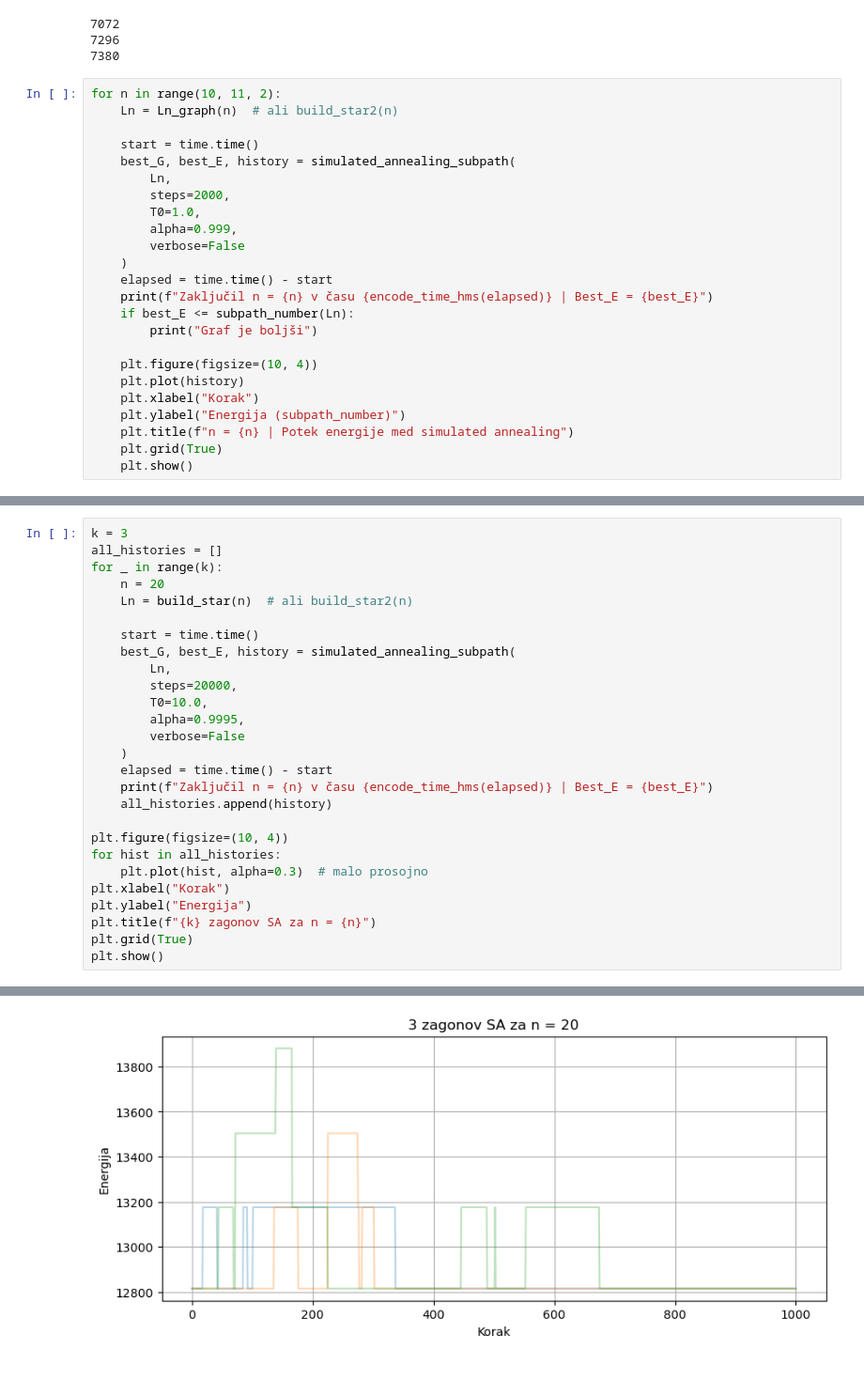
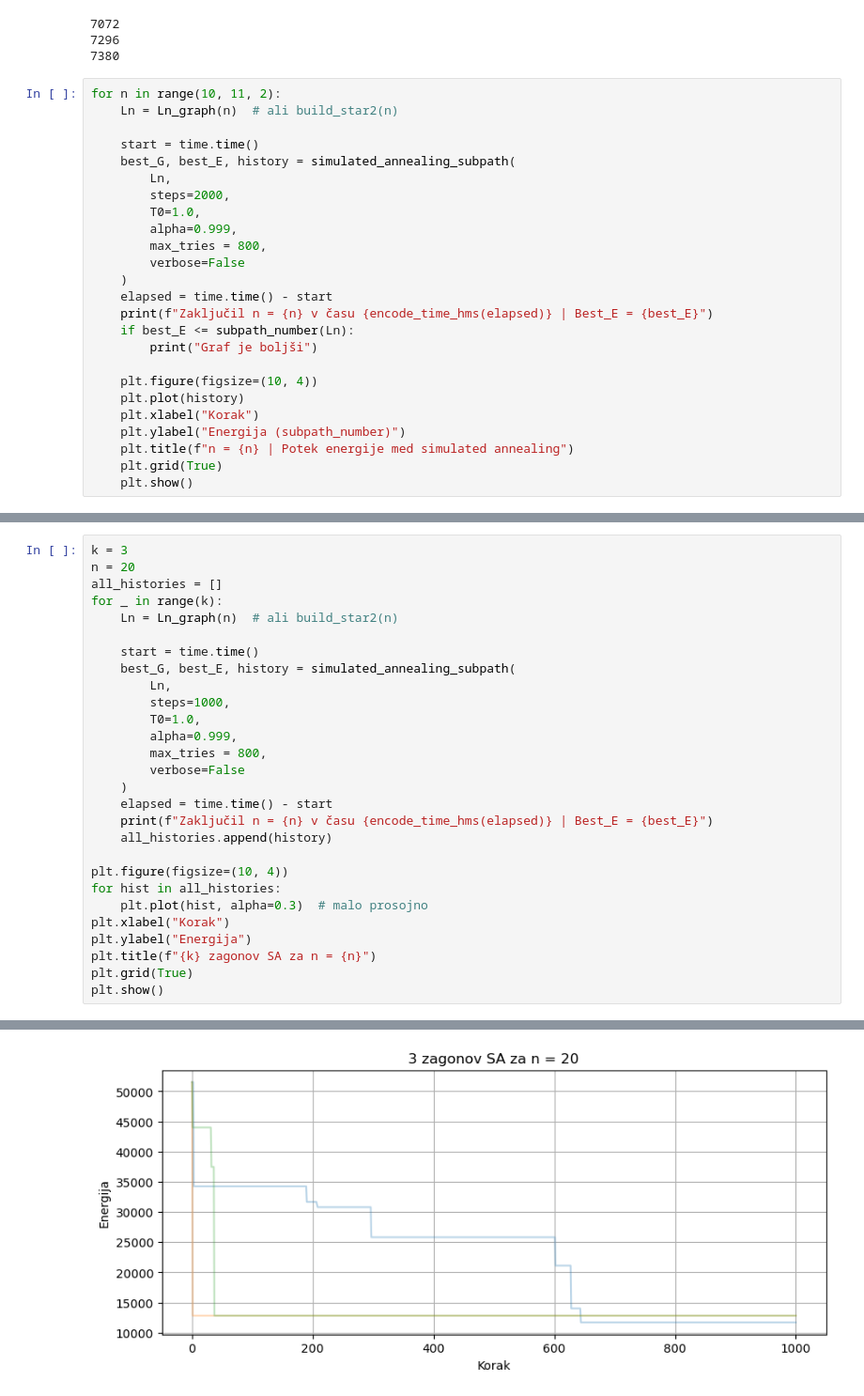
Before and after one commit to ZigaObradovic/FP_Group13, a Jupyter notebook: main.ipynb, the cells around one changed output, grey strips where cells are left out. Shown at 94% size. Saved outputs shown, nothing was run; the diff lists cells and outputs as text.

```diff
--- a/main.ipynb
+++ b/main.ipynb
@@ -232,6 +232,7 @@ for n in range(10, 11, 2):
         steps=2000,
         T0=1.0,
         alpha=0.999,
+        max_tries = 800,
         verbose=False
     )
     elapsed = time.time() - start
@@ -253,16 +252,17 @@ Graf je boljši
 # %%
 k = 3
+n = 20
 all_histories = []
 for _ in range(k):
-    n = 20
-    Ln = build_star(n)  # ali build_star2(n)
+    Ln = Ln_graph(n)  # ali build_star2(n)
 
     start = time.time()
     best_G, best_E, history = simulated_annealing_subpath(
         Ln,
-        steps=20000,
-        T0=10.0,
-        alpha=0.9995,
+        steps=1000,
+        T0=1.0,
+        alpha=0.999,
+        max_tries = 800,
         verbose=False
     )
     elapsed = time.time() - start
@@ -284,2 +284,2 @@ Zaključil n = 20 v času 00:00:18.607 | Best_E = 12816
-[figure, old version]
+[figure, new version]
 # %%
```
Also changed, not shown: parts of 3 cells of this notebook.
